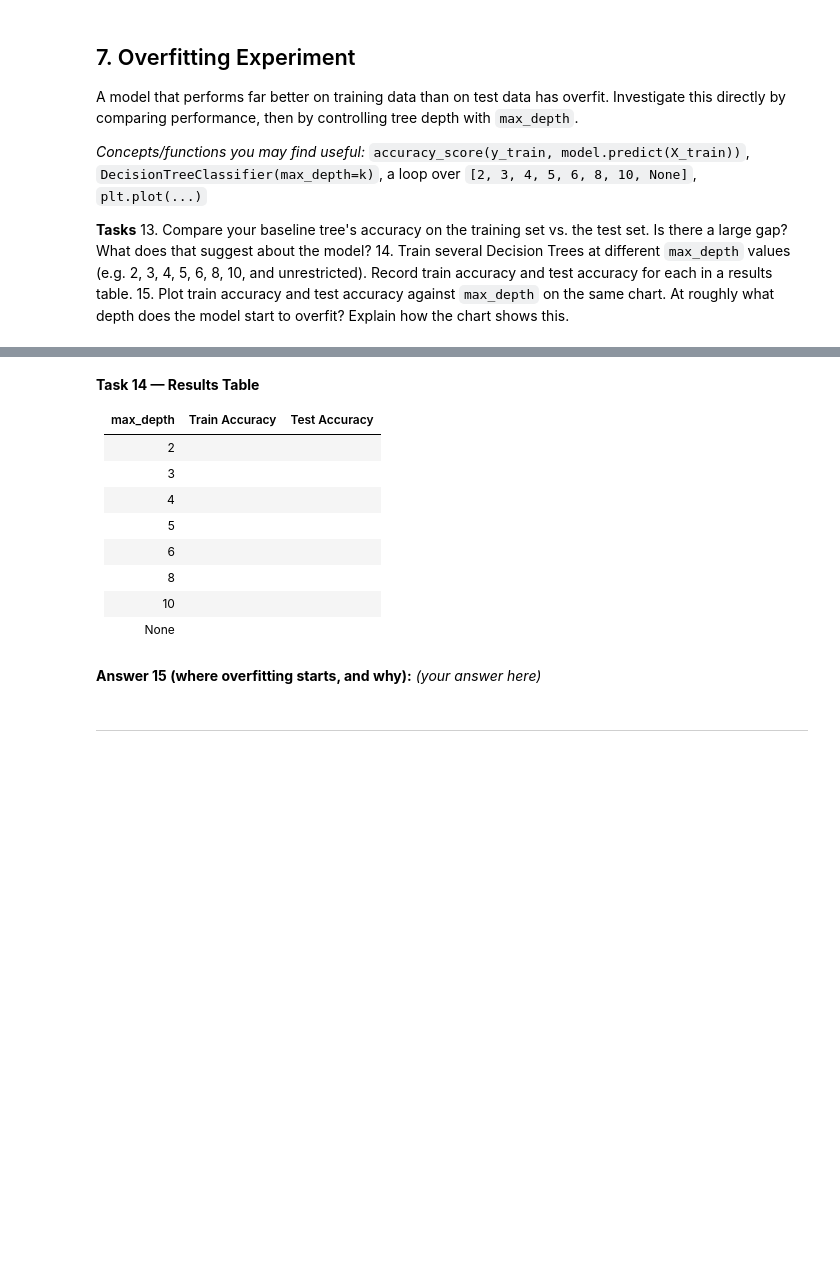
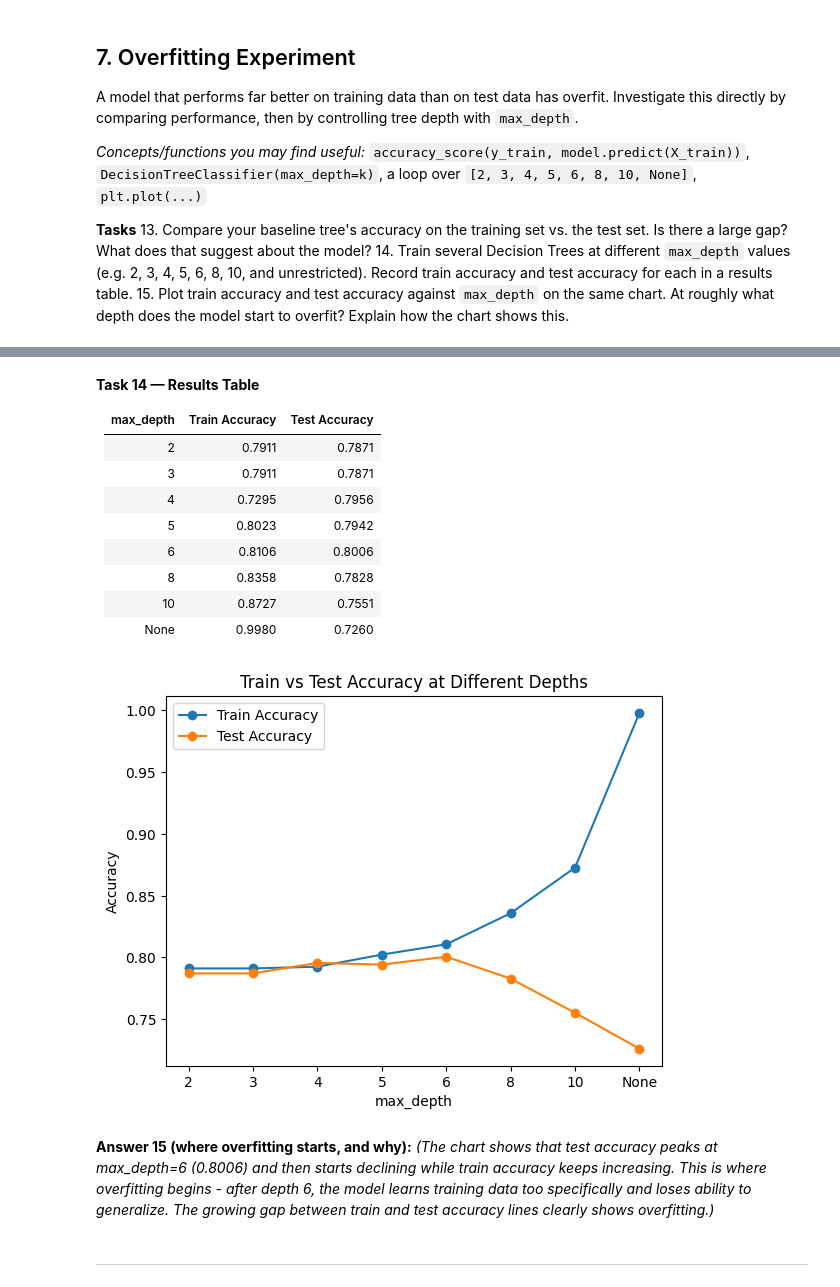
Before and after one commit to Cato-8/Customer-Churn-Analysis, a Jupyter notebook: Lab3_Decision_Tree_Template.ipynb, the cells around one changed output, grey strips where cells are left out. Cells and saved outputs as stored; diff of their text form; code cells hidden in the pictures; blank space fills up the shorter version.

```diff
--- a/Lab3_Decision_Tree_Template.ipynb
+++ b/Lab3_Decision_Tree_Template.ipynb
@@ -172,3 +311,11 @@ _(your answer here)_
 # Task 14 — loop over max_depth values, record train/test accuracy
 depths = [2, 3, 4, 5, 6, 8, 10, None]
 # YOUR CODE HERE
+train_accs = []
+test_accs = []
+for d in depths:
+    m = DecisionTreeClassifier(max_depth=d, random_state=42)
+    m.fit(X_train, y_train)
+    train_accs.append(accuracy_score(y_train, m.predict(X_train)))
+    test_accs.append(accuracy_score(y_test, m.predict(X_test)))
+    print(f"max_depth={d}: Train={train_accs[-1]:.4f}, Test={test_accs[-1]:.4f}")
@@ -177,11 +333,11 @@ depths = [2, 3, 4, 5, 6, 8, 10, None]
 
 | max_depth | Train Accuracy | Test Accuracy |
 |---|---|---|
-| 2 | | |
-| 3 | | |
-| 4 | | |
-| 5 | | |
-| 6 | | |
-| 8 | | |
-| 10 | | |
-| None | | |
+| 2 |0.7911 |0.7871 |
+| 3 |0.7911 |0.7871 |
+| 4 |0.7295 |0.7956 |
+| 5 |0.8023 |0.7942 |
+| 6 |0.8106 |0.8006 |
+| 8 |0.8358 |0.7828 |
+| 10 |0.8727 |0.7551 |
+| None |0.9980 |0.7260 |
@@ -190,6 +344,18 @@ depths = [2, 3, 4, 5, 6, 8, 10, None]
-# %% [markdown]
-**Answer 15 (where overfitting starts, and why):**
-_(your answer here)_
+# %%
+# Task 15 — plot train vs. test accuracy against max_depth
+depth_labels = [str(d) for d in depths]
+plt.plot(depth_labels, train_accs, label='Train Accuracy', marker='o')
+plt.plot(depth_labels, test_accs, label='Test Accuracy', marker='o')
+plt.xlabel('max_depth')
+plt.ylabel('Accuracy')
+plt.title('Train vs Test Accuracy at Different Depths')
+plt.legend()
+plt.show()
+# %% [output]
+[figure, added]
+# %% [markdown]
+**Answer 15 (where overfitting starts, and why):**
+_(The chart shows that test accuracy peaks at max_depth=6 (0.8006) and then starts declining while train accuracy keeps increasing. This is where overfitting begins - after depth 6, the model learns training data too specifically and loses ability to generalize. The growing gap between train and test accuracy lines clearly shows overfitting.)_
 # %% [markdown]
 ---
 # %% [markdown]
```
Also changed, not shown: parts of 49 cells of this notebook.
